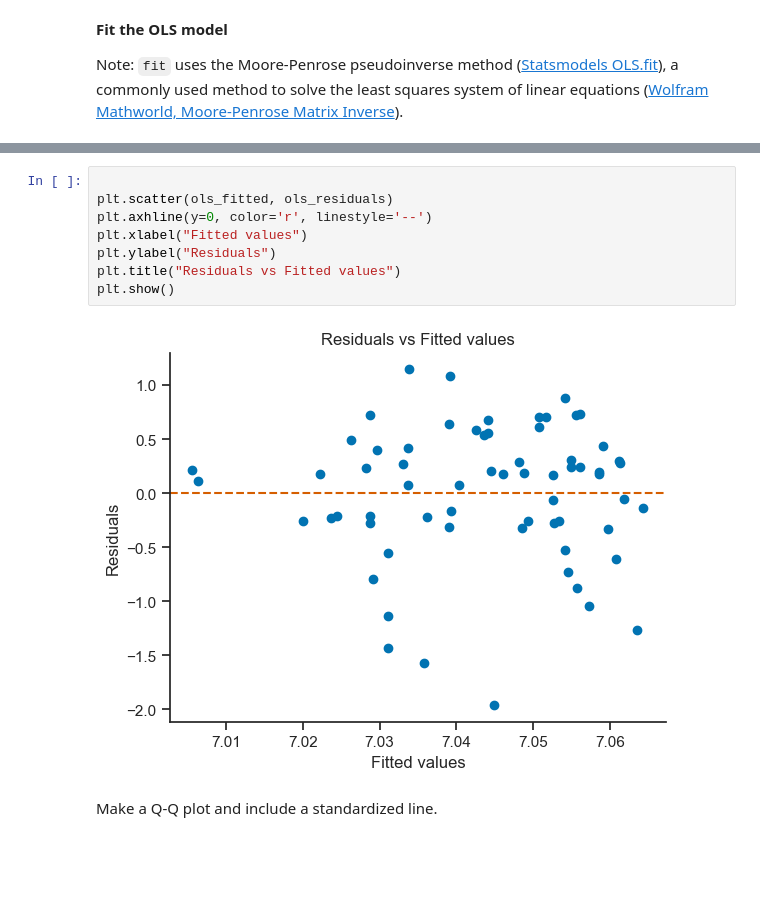
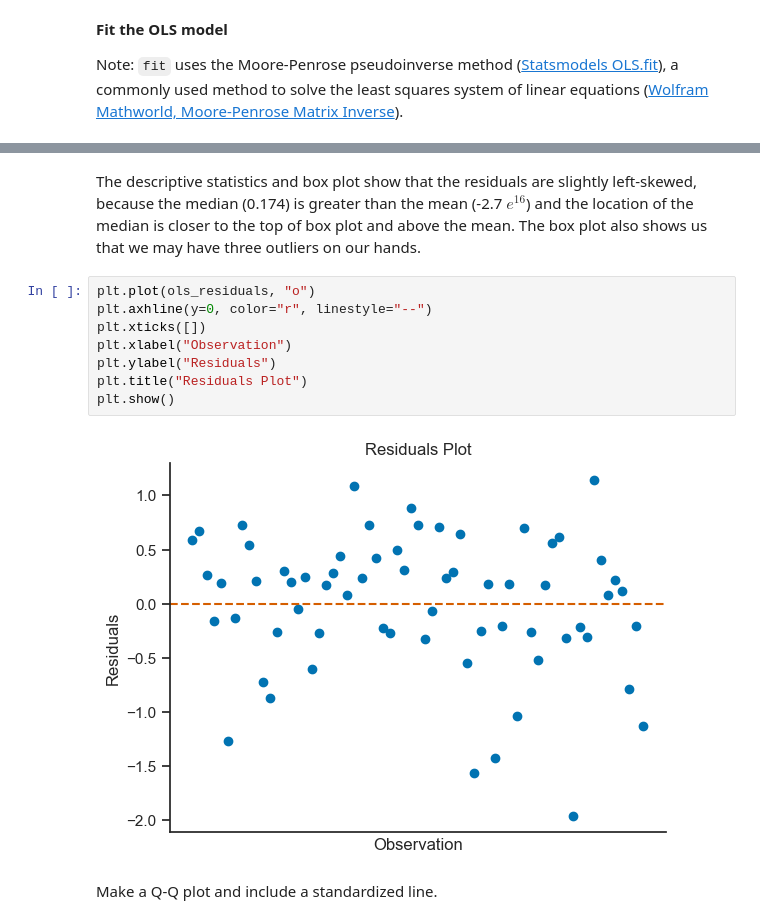
Before and after one commit to TheMightiestCrab/Macroecology, a Jupyter notebook: code/3 scavengers.ipynb, the cells around one changed output, grey strips where cells are left out. Cells and saved outputs as stored; diff of their text form; blank space fills up the shorter version.

Commit message:
Residuals plotting works differently than expected, nothing wrong with them. Writing, plotting for H1

```diff
--- a/code/3 scavengers.ipynb
+++ b/code/3 scavengers.ipynb
@@ -277,13 +301,15 @@ fig.tight_layout(pad=1.0)
+# %% [markdown]
+The descriptive statistics and box plot show that the residuals are slightly left-skewed, because the median (0.174) is greater than the mean (-2.7 $e^{16}$) and the location of the median is closer to the top of box plot and above the mean. The box plot also shows us that we may have three outliers on our hands.
 # %%
-
-plt.scatter(ols_fitted, ols_residuals)
-plt.axhline(y=0, color='r', linestyle='--')
-plt.xlabel("Fitted values")
+plt.plot(ols_residuals, "o")
+plt.axhline(y=0, color="r", linestyle="--")
+plt.xticks([])
+plt.xlabel("Observation")
 plt.ylabel("Residuals")
-plt.title("Residuals vs Fitted values")
+plt.title("Residuals Plot")
 plt.show()
 # %% [output]
-[figure, old version]
+[figure, new version]
 # %% [markdown]
 Make a Q-Q plot and include a standardized line.
 # %%
```
Also changed, not shown: parts of 30 cells of this notebook, 2 other files.
